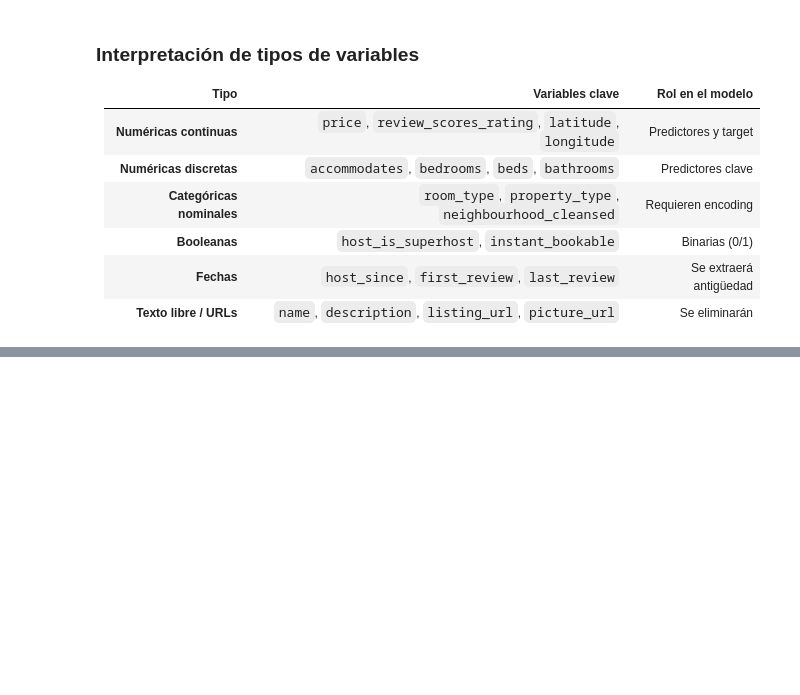
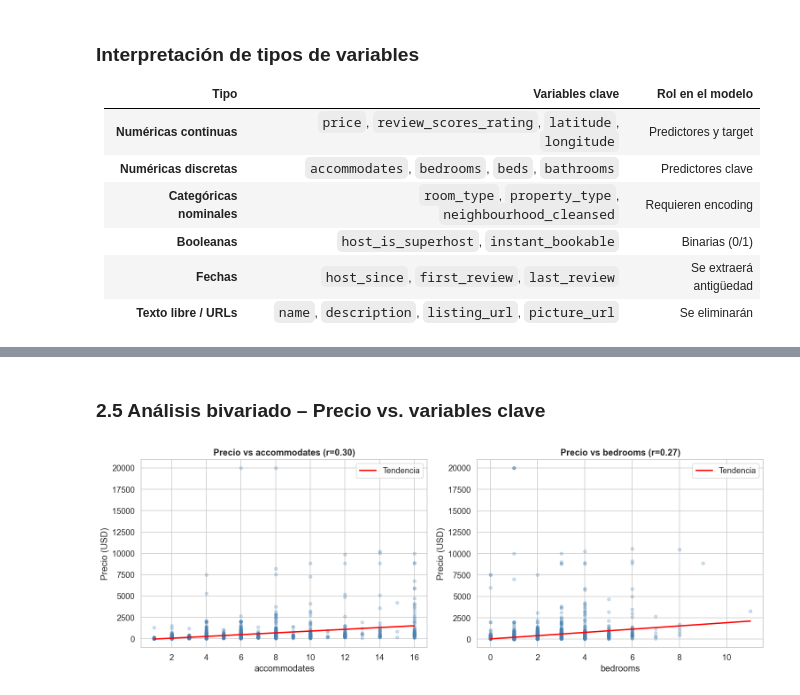
Before and after one commit to Branuvg/lab4_mineria, a Jupyter notebook: lab4.ipynb, the cells around one changed output, grey strips where cells are left out. Saved outputs shown, nothing was run; the diff lists cells and outputs as text; code cells hidden in the pictures; blank space fills up the shorter version.

```diff
--- a/lab4.ipynb
+++ b/lab4.ipynb
@@ -110,0 +266,41 @@ df_raw.describe(include='number').T.style.background_gradient(cmap='Blues', axis
+# %% [markdown]
+### 2.5 Análisis bivariado – Precio vs. variables clave
+# %%
+#  2.5a Precio vs accommodates y bedrooms (scatter)
+fig, axes = plt.subplots(1, 2, figsize=(14, 5))
+
+for ax, var in zip(axes, ['accommodates', 'bedrooms']):
+    if var not in df.columns:
+        continue
+
+    # Filtrar datos válidos para ambas variables
+    valid_data = df[[var, 'price']].dropna()
+
+    # Asegurar que los datos sean numéricos
+    valid_data[var] = pd.to_numeric(valid_data[var], errors='coerce')
+    valid_data['price'] = pd.to_numeric(valid_data['price'], errors='coerce')
+
+    # Eliminar cualquier valor no numérico después de la conversión
+    valid_data = valid_data.dropna()
+
+    # Tomar una muestra para mejor visualización
+    sample = valid_data.sample(n=min(3000, len(valid_data)), random_state=42)
+
+    ax.scatter(sample[var], sample['price'], alpha=0.25, color='steelblue', s=20)
+
+    # Línea de tendencia
+    z = np.polyfit(sample[var], sample['price'], 1)
+    p = np.poly1d(z)
+    x_line = np.linspace(sample[var].min(), sample[var].max(), 100)
+    ax.plot(x_line, p(x_line), color='red', linewidth=2, label='Tendencia')
+
+    corr = df[[var, 'price']].dropna().corr().iloc[0, 1]
+    ax.set_title(f'Precio vs {var} (r={corr:.2f})', fontweight='bold')
+    ax.set_xlabel(var)
+    ax.set_ylabel('Precio (USD)')
+    ax.legend()
+
+plt.tight_layout()
+plt.show()
+# %% [output]
+[figure, added]
```
Also changed, not shown: parts of 16 cells of this notebook.
